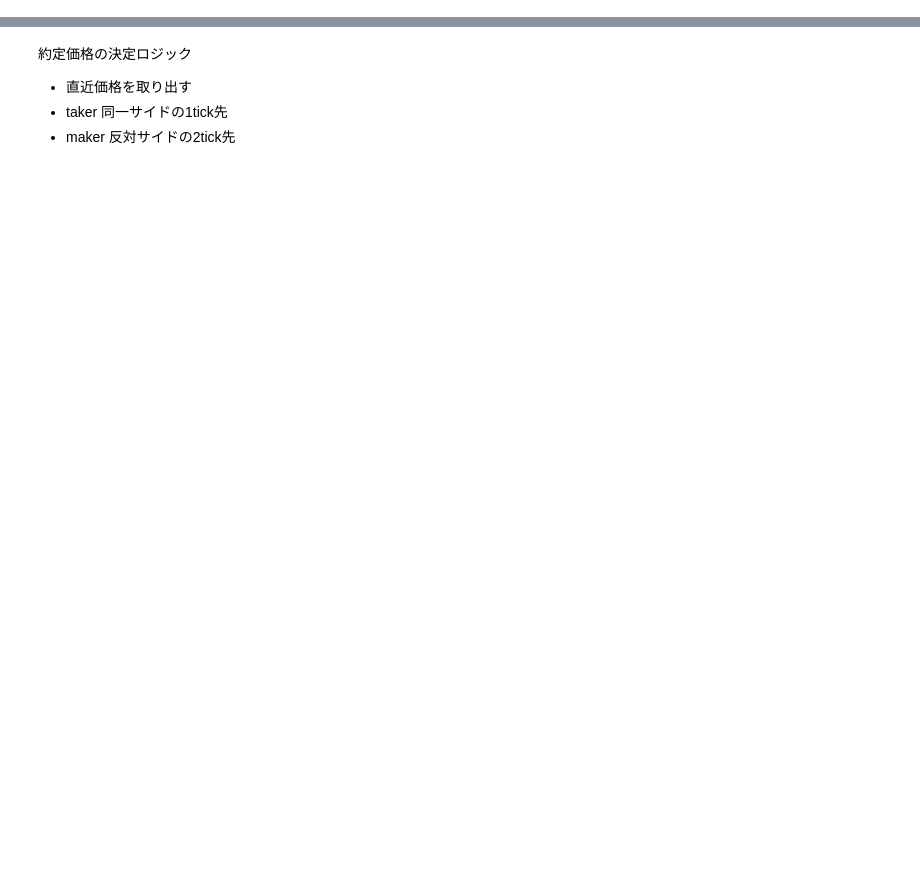
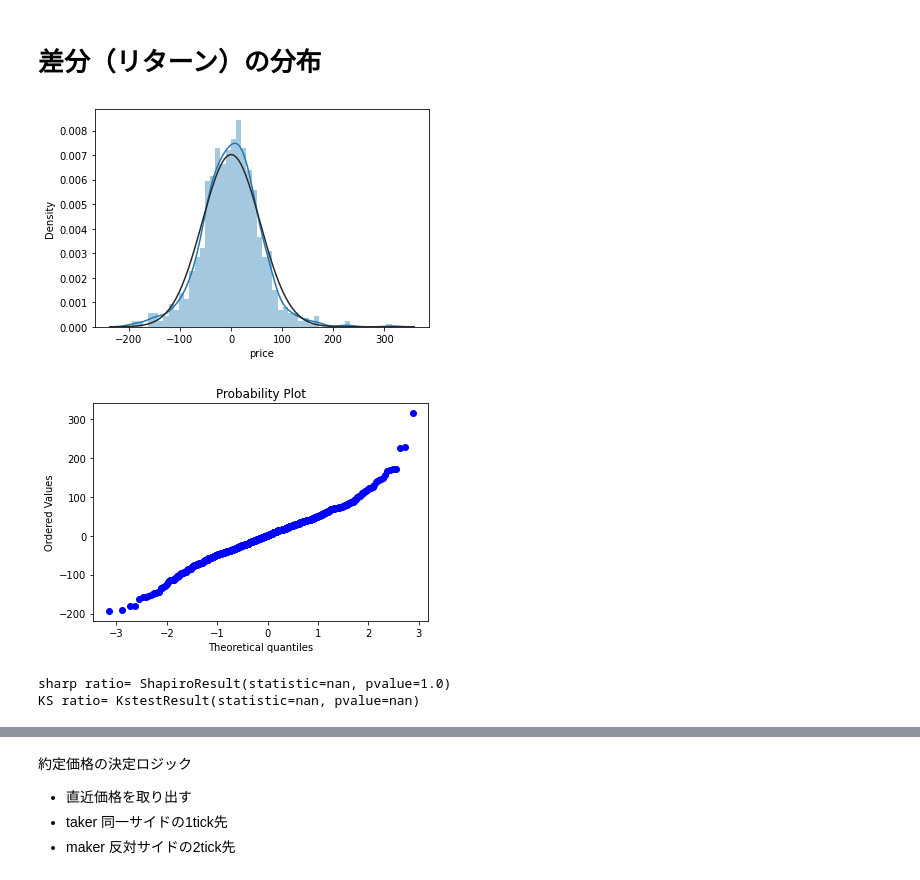
Before and after one commit to yasstake/bbanalyze, a Jupyter notebook: notebook/analyze.ipynb, the cells around one changed output, grey strips where cells are left out. Cells and saved outputs as stored; diff of their text form; code cells hidden in the pictures; blank space fills up the shorter version.

```diff
--- a/notebook/analyze.ipynb
+++ b/notebook/analyze.ipynb
@@ -28,0 +91,12 @@ df
+# %% [markdown]
+# 差分（リターン）の分布
+# %%
+price = df['price']
+diff = price.resample('5T').mean().diff()
+
+compare_normal_dist(diff)
+# %% [output]
+[figure, added]
+[figure, added]
+sharp ratio= ShapiroResult(statistic=nan, pvalue=1.0)
+KS ratio= KstestResult(statistic=nan, pvalue=nan)
```
Also changed, not shown: parts of 55 cells of this notebook, 4 other files.
